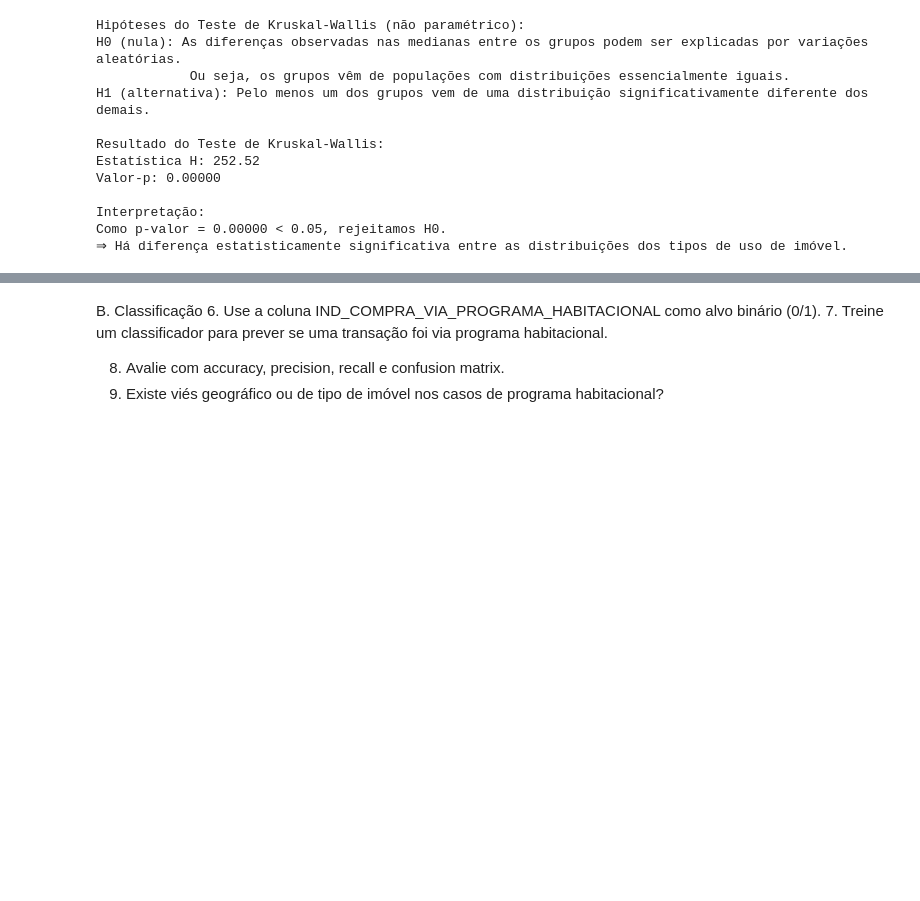
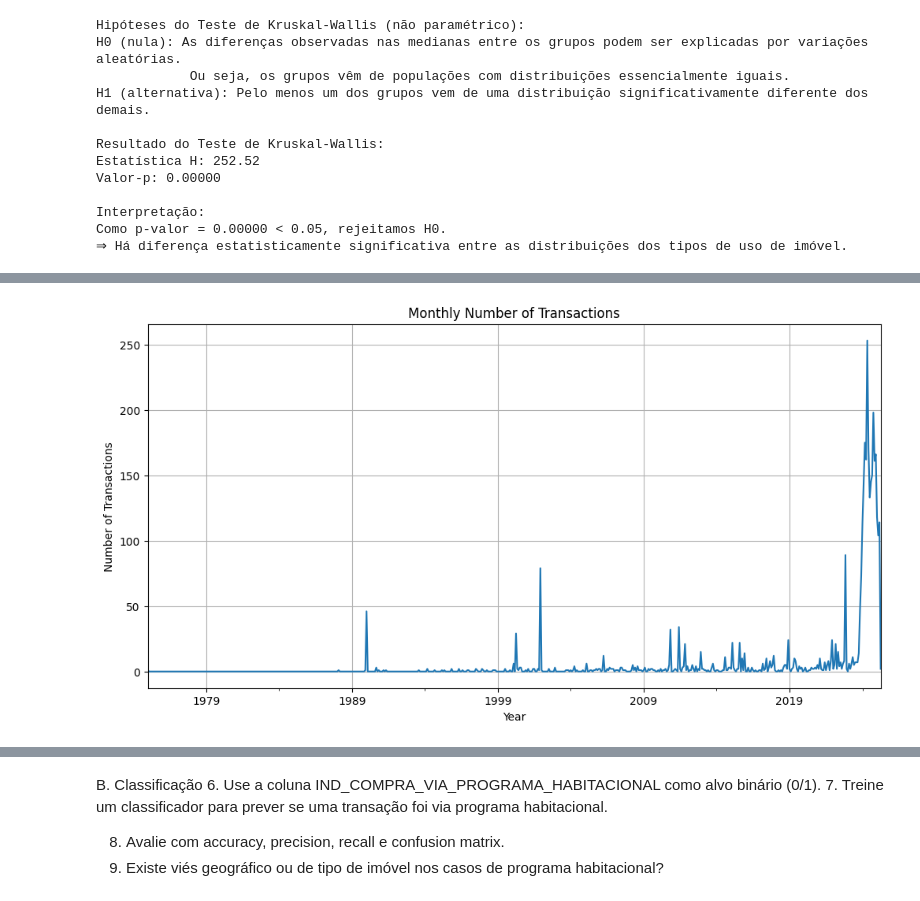
Before and after one commit to lsampaiorocha/housing-prices-Fortaleza, a Jupyter notebook: notebooks/analysis.ipynb, the cells around one changed output, grey strips where cells are left out. Drawn from its saved outputs; the diff is of its cells as text; code cells hidden in the pictures; blank space fills up the shorter version.

```diff
--- a/notebooks/analysis.ipynb
+++ b/notebooks/analysis.ipynb
@@ -131,9 +151,9 @@ missing.sort_values('percentual (%)', ascending=False).reset_index(drop=True).he
 | 31 | INSCRICAO_IMOVEL | 0 | 0.00 |
 | 32 | IND_COMPRA_VIA_PROGRAMA_HABITACIONAL | 0 | 0.00 |
 # %%
-# Dropping the ones with more than 80% of missing values
+# Dropping the ones with more than 90% of missing values
 
-df = df.drop(columns=['TIPO_TERRENO', 'DATA_DA_TRANSACAO_ITBI'])
+df = df.drop(columns=['TIPO_TERRENO'])
 # %% [markdown]
 ---
 
@@ -778,0 +801,18 @@ TypeError: Only valid with DatetimeIndex, TimedeltaIndex or PeriodIndex, but got
+# %%
+# Copy and set date as index
+df_time = df_filtered.copy()
+df_time = df_time.set_index('DATA_DA_TRANSACAO_ITBI').sort_index()
+
+# Count rows per month (each row = transaction)
+monthly_series = df_time.resample('M').size()
+
+# Plot
+plt.figure(figsize=(12,6))
+monthly_series.plot()
+plt.title('Monthly Number of Transactions')
+plt.ylabel('Number of Transactions')
+plt.xlabel('Year')
+plt.grid(True)
+plt.show()
+# %% [output]
+[figure, added]
```
Also changed, not shown: parts of 39 cells of this notebook, 2 other files.
